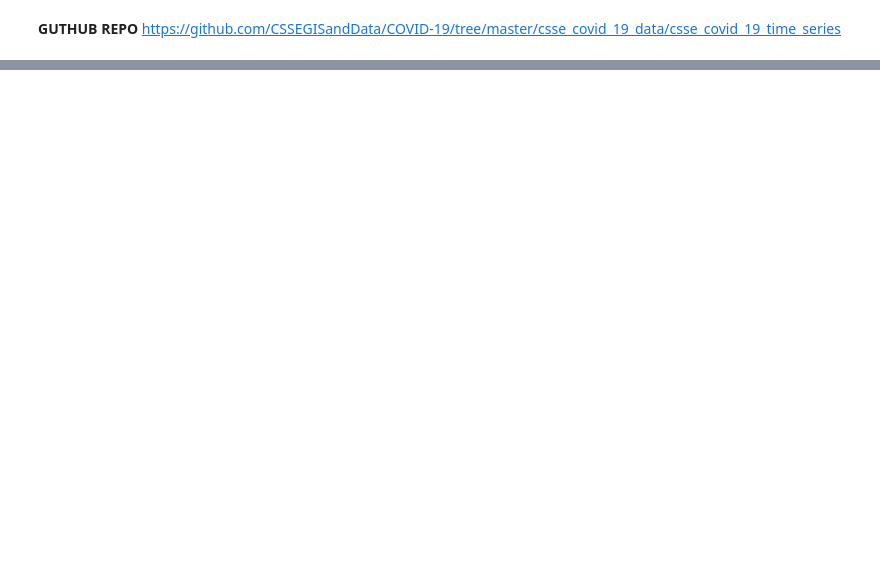
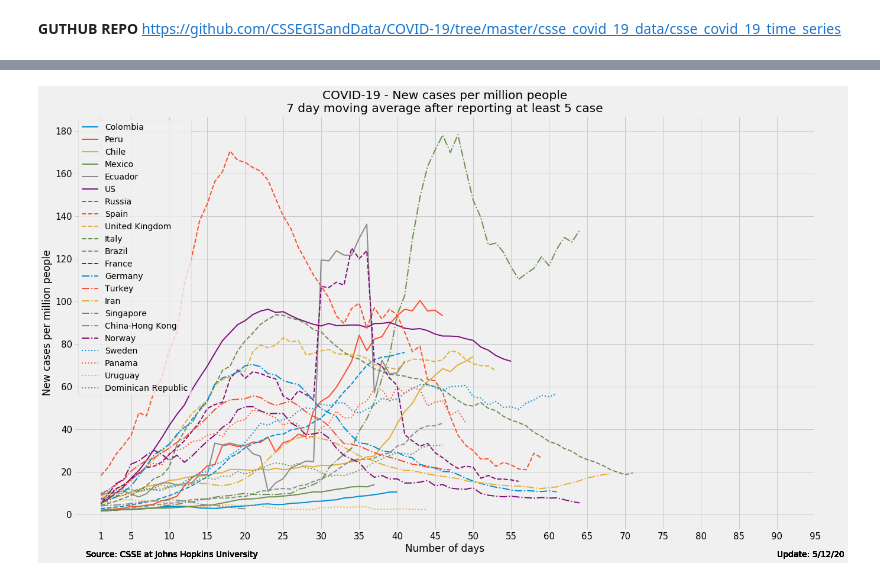
Before and after one commit to cvelas31/resources, a Jupyter notebook: covid/total_cases_plots.ipynb, the cells around one changed output, grey strips where cells are left out. Cells and saved outputs as stored; diff of their text form; code cells hidden in the pictures; blank space fills up the shorter version.

```diff
--- a/covid/total_cases_plots.ipynb
+++ b/covid/total_cases_plots.ipynb
@@ -144,0 +205,54 @@ for per_name in personal_names:
+# %%
+fig, ax = plt.subplots(figsize=(20,12))
+LINE_STYLES = ['solid', 'dashed', 'dashdot', 'dotted', 'solid',]
+colors = [f'C{i}' for i in range(6)]
+
+low_cases = 5
+high_cases = 2000000
+max_periods = 100
+ls = 0
+count = 0
+window = 7
+for name in names_to_plot:
+    row = df.loc[name, :]
+    if name in names_to_plot:
+        if (row.min()<0.1*high_cases) & (name not in []):
+            current_data = row[(row>=low_cases) & (row<=high_cases)]#/dict_population[name]).rolling(7).mean()
+            current_data = current_data - current_data.shift(1)
+            current_data = (current_data/dict_population[name])
+            current_data = current_data[current_data>1]
+            current_data = current_data.rolling(window).mean()
+            if current_data.max()<5:
+                continue
+            if len(current_data)>0:
+                c_i = colors[count]
+                ls_i = LINE_STYLES[ls]
+                values_to_plot = current_data.values[window+1:max_periods]
+                if name in []:
+                    ax.plot(np.arange(1,len(values_to_plot)+1), values_to_plot, label=name, lw=5.5,
+                            linestyle=ls_i, color=c_i, alpha=0.7)
+                else:
+                    ax.plot(np.arange(1,len(values_to_plot)+1), values_to_plot, label=name, lw=2.,
+                            linestyle=ls_i, color=c_i)
+            # Changing colors
+            if count>4:
+                count=0
+                ls+=1
+            else:
+                count+=1
+        else:
+            pass
+    ax.legend(fontsize=14, loc=2)
+    ax.get_yaxis().set_major_formatter(matplotlib.ticker.ScalarFormatter())
+    ax.set_yticks([20*i for i in range(0,10)])
+    ax.set_xticks([1] + list(range(5, max_periods,5)))
+    ax.set_xlabel(f'Number of days')
+    ax.set_ylabel("New cases per million people")
+    ax.text(max_periods*0.9, -20, f'Update: {df.columns[-1]}')
+    ax.text(-1, -20, 'Source: CSSE at Johns Hopkins University')
+    ax.set_title(f"COVID-19 - New cases per million people\n7 day moving average after reporting at least {low_cases} case")
+    ax.tick_params(axis='both', which='major', labelsize=15)
+    ax.tick_params(axis='both', which='minor', labelsize=15)
+plt.show()
+# %% [output]
+[figure, added]
```
Also changed, not shown: parts of 10 cells of this notebook, 3 other files.
